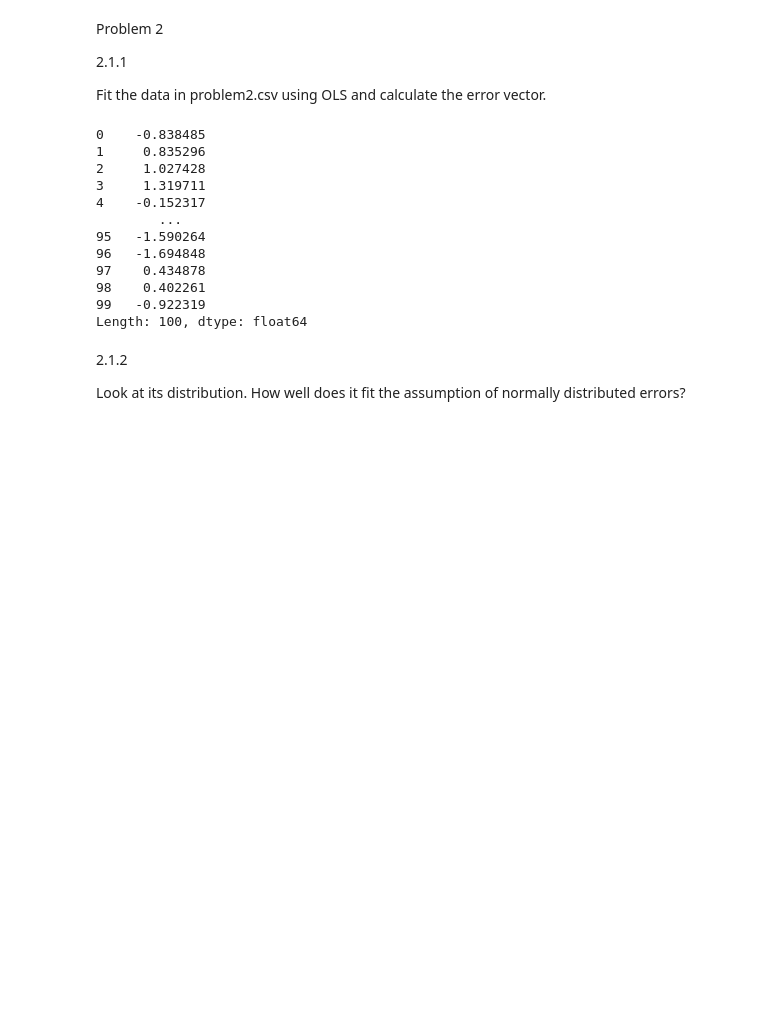
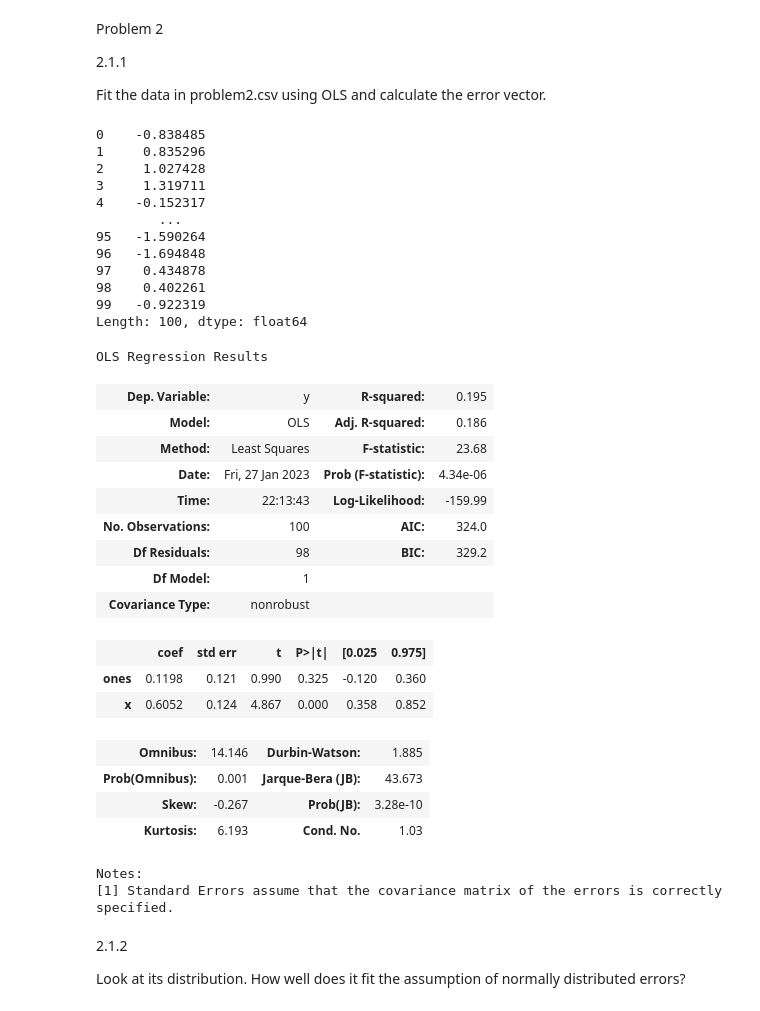
Before and after one commit to PWang23/Fintech545, a Jupyter notebook: Week02/Week2Project.ipynb, the cells around one changed output. Saved outputs shown, nothing was run; the diff lists cells and outputs as text; code cells hidden in the pictures; blank space fills up the shorter version.

```diff
--- a/Week02/Week2Project.ipynb
+++ b/Week02/Week2Project.ipynb
@@ -77,20 +78,40 @@ y = data ['y']
 # %%
 ols_model = sm.OLS(y,X).fit()
 error = ols_model.resid
 print(error)
+ols_model.summary()
 # %% [output]
 0    -0.838485
 1     0.835296
 2     1.027428
 3     1.319711
 4    -0.152317
         ...
 95   -1.590264
 96   -1.694848
 97    0.434878
 98    0.402261
 99   -0.922319
 Length: 100, dtype: float64
+OLS Regression Results
+| Dep. Variable: | y | R-squared: | 0.195 |
+| Model: | OLS | Adj. R-squared: | 0.186 |
+| Method: | Least Squares | F-statistic: | 23.68 |
+| Date: | Fri, 27 Jan 2023 | Prob (F-statistic): | 4.34e-06 |
+| Time: | 22:13:43 | Log-Likelihood: | -159.99 |
+| No. Observations: | 100 | AIC: | 324.0 |
+| Df Residuals: | 98 | BIC: | 329.2 |
+| Df Model: | 1 |  |  |
+| Covariance Type: | nonrobust |  |  |
+|  | coef | std err | t | P>|t| | [0.025 | 0.975] |
+| ones | 0.1198 | 0.121 | 0.990 | 0.325 | -0.120 | 0.360 |
+| x | 0.6052 | 0.124 | 4.867 | 0.000 | 0.358 | 0.852 |
+| Omnibus: | 14.146 | Durbin-Watson: | 1.885 |
+| Prob(Omnibus): | 0.001 | Jarque-Bera (JB): | 43.673 |
+| Skew: | -0.267 | Prob(JB): | 3.28e-10 |
+| Kurtosis: | 6.193 | Cond. No. | 1.03 |
+Notes:
+[1] Standard Errors assume that the covariance matrix of the errors is correctly specified.
 # %% [markdown]
 2.1.2
 
```
Also changed, not shown: parts of 8 cells of this notebook, 3 other files.
